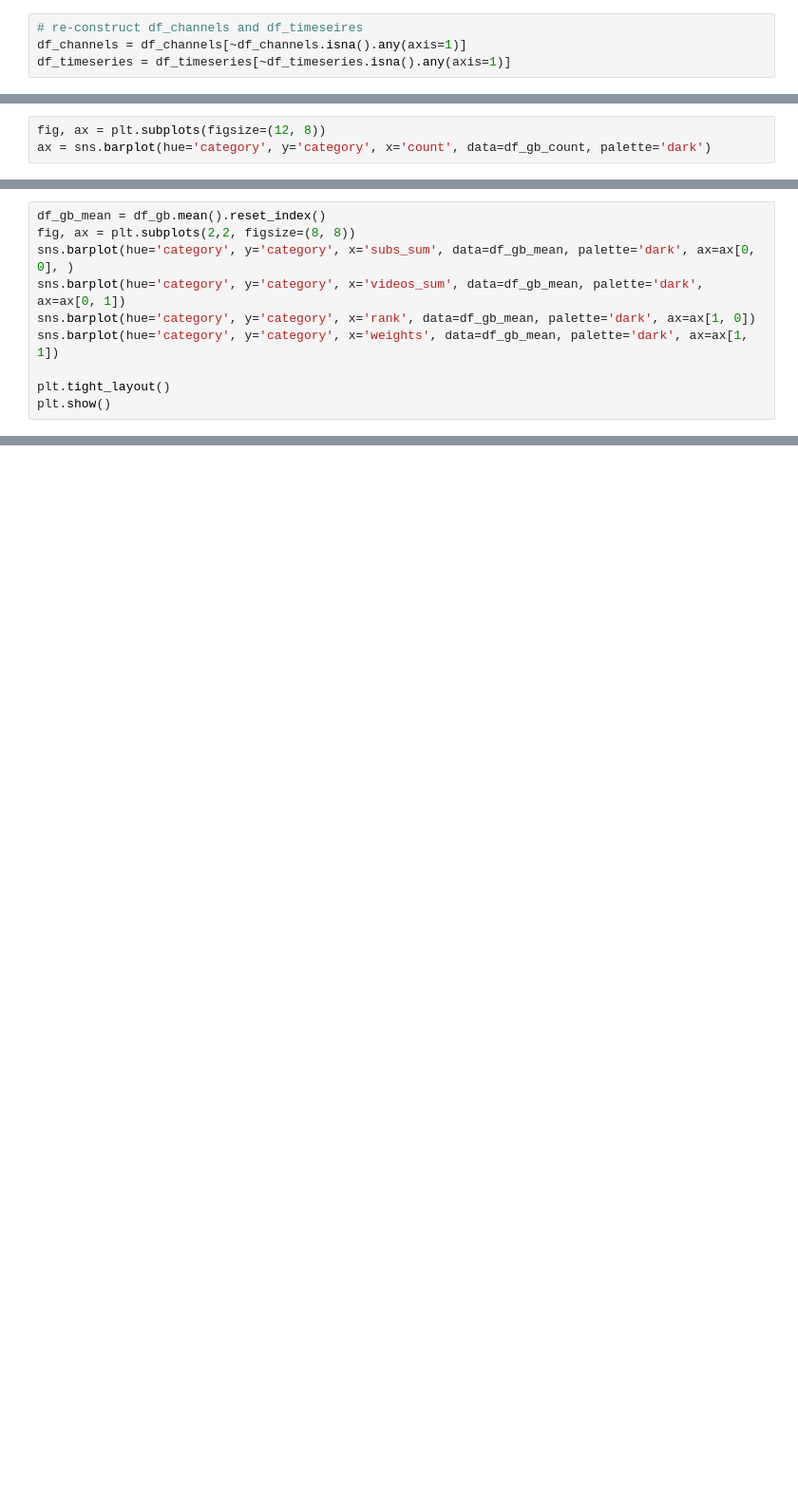
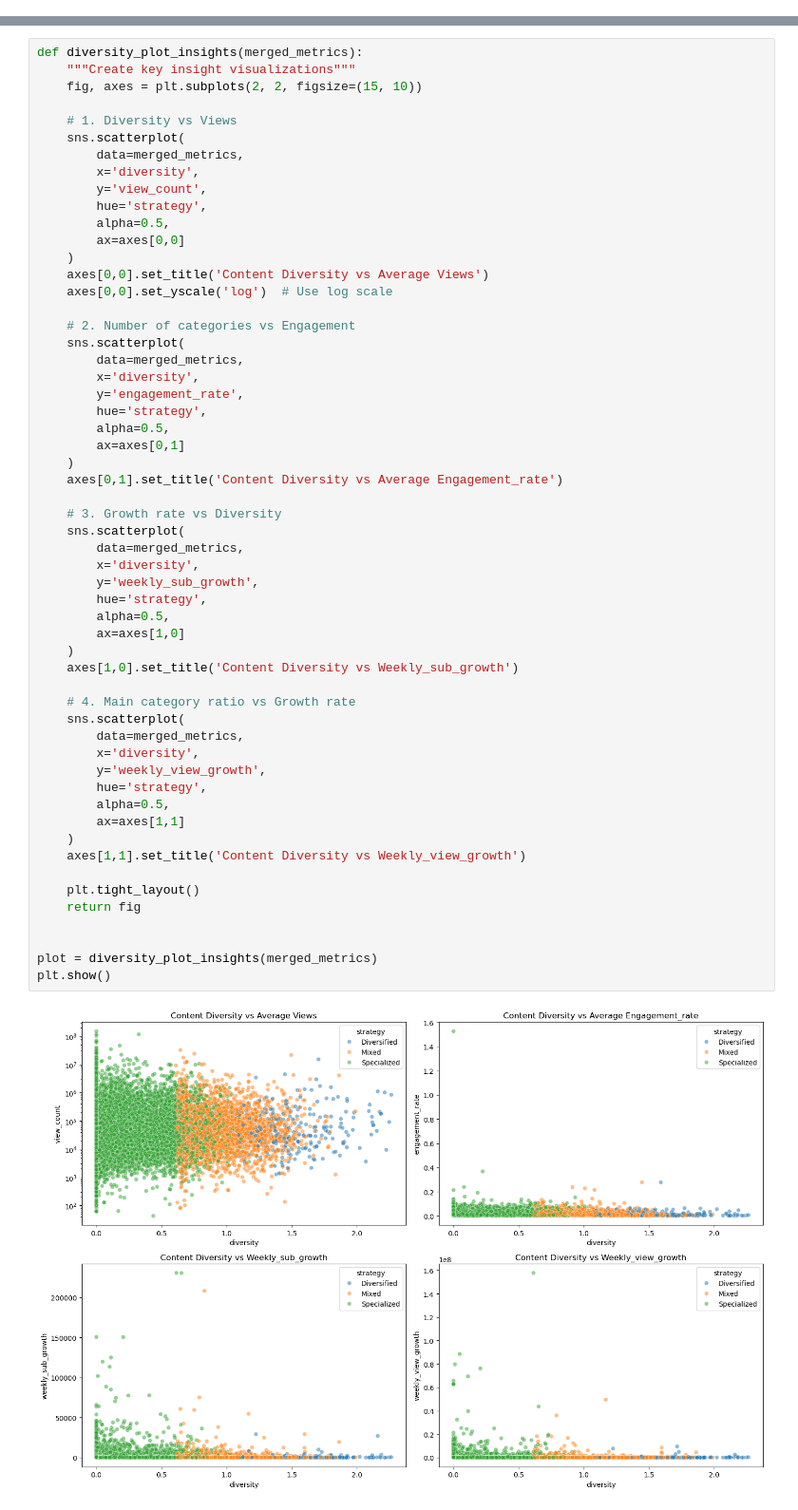
Before and after one commit to NecoJac/ada-2024-project-laughtodeath666, a Jupyter notebook: results.ipynb, the cells around one changed output, grey strips where cells are left out. Shown at 95% size. Cells and saved outputs as stored; diff of their text form; blank space fills up the shorter version.

```diff
--- a/results.ipynb
+++ b/results.ipynb
@@ -174,4 +204,0 @@ Sadly, at least for the missing data points in df_timeseries, we won't be able t
-# %%
-# re-construct df_channels and df_timeseires
-df_channels = df_channels[~df_channels.isna().any(axis=1)]
-df_timeseries = df_timeseries[~df_timeseries.isna().any(axis=1)]
@@ -182,3 +204,0 @@ df_gb_count.columns = ['category','count']
-# %%
-fig, ax = plt.subplots(figsize=(12, 8))
-ax = sns.barplot(hue='category', y='category', x='count', data=df_gb_count, palette='dark')
@@ -207,10 +204,0 @@ df_gb_mean
-# %%
-df_gb_mean = df_gb.mean().reset_index()
-fig, ax = plt.subplots(2,2, figsize=(8, 8))
-sns.barplot(hue='category', y='category', x='subs_sum', data=df_gb_mean, palette='dark', ax=ax[0, 0], )
-sns.barplot(hue='category', y='category', x='videos_sum', data=df_gb_mean, palette='dark', ax=ax[0, 1])
-sns.barplot(hue='category', y='category', x='rank', data=df_gb_mean, palette='dark', ax=ax[1, 0])
-sns.barplot(hue='category', y='category', x='weights', data=df_gb_mean, palette='dark', ax=ax[1, 1])
-
-plt.tight_layout()
-plt.show()
@@ -218,0 +412,58 @@ plt.show()
+# %%
+def diversity_plot_insights(merged_metrics):
+    """Create key insight visualizations"""
+    fig, axes = plt.subplots(2, 2, figsize=(15, 10))
+
+    # 1. Diversity vs Views
+    sns.scatterplot(
+        data=merged_metrics,
+        x='diversity',
+        y='view_count',
+        hue='strategy',
+        alpha=0.5,
+        ax=axes[0,0]
+    )
+    axes[0,0].set_title('Content Diversity vs Average Views')
+    axes[0,0].set_yscale('log')  # Use log scale
+
+    # 2. Number of categories vs Engagement
+    sns.scatterplot(
+        data=merged_metrics,
+        x='diversity',
+        y='engagement_rate',
+        hue='strategy',
+        alpha=0.5,
+        ax=axes[0,1]
+    )
+    axes[0,1].set_title('Content Diversity vs Average Engagement_rate')
+
+    # 3. Growth rate vs Diversity
+    sns.scatterplot(
+        data=merged_metrics,
+        x='diversity',
+        y='weekly_sub_growth',
+        hue='strategy',
+        alpha=0.5,
+        ax=axes[1,0]
+    )
+    axes[1,0].set_title('Content Diversity vs Weekly_sub_growth')
+
+    # 4. Main category ratio vs Growth rate
+    sns.scatterplot(
+        data=merged_metrics,
+        x='diversity',
+        y='weekly_view_growth',
+        hue='strategy',
+        alpha=0.5,
+        ax=axes[1,1]
+    )
+    axes[1,1].set_title('Content Diversity vs Weekly_view_growth')
+
+    plt.tight_layout()
+    return fig
+
+
+plot = diversity_plot_insights(merged_metrics)
+plt.show()
+# %% [output]
+[figure, added]
```
Also changed, not shown: parts of 41 cells of this notebook, 1 other file.
